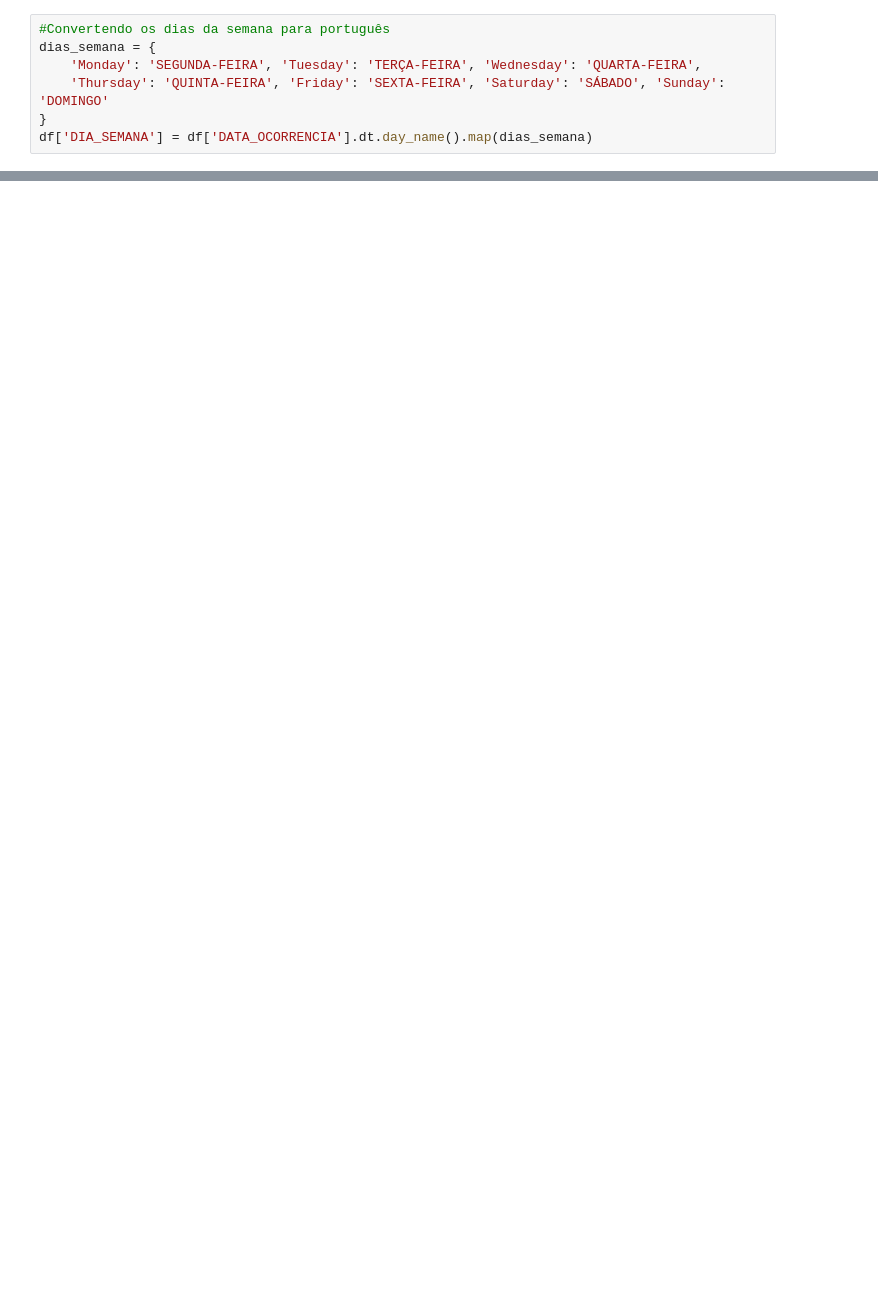
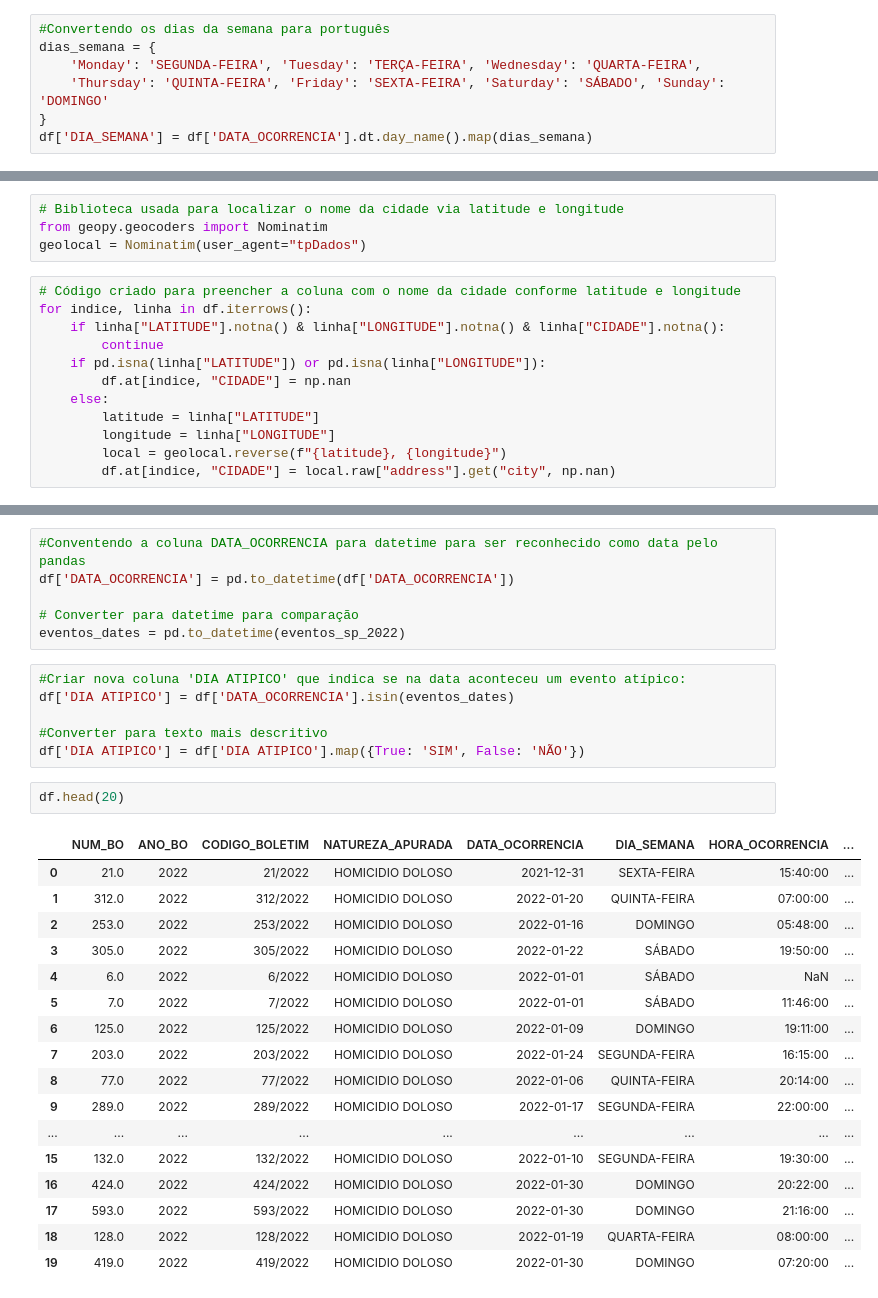
Before and after one commit to Matheuskpds/Ciencia-de-Dados-Projeto-TP, a Jupyter notebook: main.ipynb, the cells around one changed output, grey strips where cells are left out. Cells and saved outputs as stored; diff of their text form; blank space fills up the shorter version.

Commit message:
task: Feita a coluna que identifica se o dia do ocorrido tinha lagum evento ou se era apenas um dia comum

```diff
--- a/main.ipynb
+++ b/main.ipynb
@@ -62,0 +97,16 @@ df.head()
+# %%
+# Biblioteca usada para localizar o nome da cidade via latitude e longitude
+from geopy.geocoders import Nominatim
+geolocal = Nominatim(user_agent="tpDados")
+# %%
+# Código criado para preencher a coluna com o nome da cidade conforme latitude e longitude
+for indice, linha in df.iterrows():
+    if linha["LATITUDE"].notna() & linha["LONGITUDE"].notna() & linha["CIDADE"].notna():
+        continue
+    if pd.isna(linha["LATITUDE"]) or pd.isna(linha["LONGITUDE"]):
+        df.at[indice, "CIDADE"] = np.nan
+    else:
+        latitude = linha["LATITUDE"]
+        longitude = linha["LONGITUDE"]
+        local = geolocal.reverse(f"{latitude}, {longitude}")
+        df.at[indice, "CIDADE"] = local.raw["address"].get("city", np.nan)
@@ -62,0 +187,32 @@ df.head()
+# %%
+#Conventendo a coluna DATA_OCORRENCIA para datetime para ser reconhecido como data pelo pandas
+df['DATA_OCORRENCIA'] = pd.to_datetime(df['DATA_OCORRENCIA'])
+
+# Converter para datetime para comparação
+eventos_dates = pd.to_datetime(eventos_sp_2022)
+# %%
+#Criar nova coluna 'DIA ATIPICO' que indica se na data aconteceu um evento atípico:
+df['DIA ATIPICO'] = df['DATA_OCORRENCIA'].isin(eventos_dates)
+
+#Converter para texto mais descritivo
+df['DIA ATIPICO'] = df['DIA ATIPICO'].map({True: 'SIM', False: 'NÃO'})
+# %%
+df.head(20)
+# %% [output]
+|  | NUM_BO | ANO_BO | CODIGO_BOLETIM | NATUREZA_APURADA | DATA_OCORRENCIA | DIA_SEMANA | HORA_OCORRENCIA | ... |
+| 0 | 21.0 | 2022 | 21/2022 | HOMICIDIO DOLOSO | 2021-12-31 | SEXTA-FEIRA | 15:40:00 | ... |
+| 1 | 312.0 | 2022 | 312/2022 | HOMICIDIO DOLOSO | 2022-01-20 | QUINTA-FEIRA | 07:00:00 | ... |
+| 2 | 253.0 | 2022 | 253/2022 | HOMICIDIO DOLOSO | 2022-01-16 | DOMINGO | 05:48:00 | ... |
+| 3 | 305.0 | 2022 | 305/2022 | HOMICIDIO DOLOSO | 2022-01-22 | SÁBADO | 19:50:00 | ... |
+| 4 | 6.0 | 2022 | 6/2022 | HOMICIDIO DOLOSO | 2022-01-01 | SÁBADO | NaN | ... |
+| 5 | 7.0 | 2022 | 7/2022 | HOMICIDIO DOLOSO | 2022-01-01 | SÁBADO | 11:46:00 | ... |
+| 6 | 125.0 | 2022 | 125/2022 | HOMICIDIO DOLOSO | 2022-01-09 | DOMINGO | 19:11:00 | ... |
+| 7 | 203.0 | 2022 | 203/2022 | HOMICIDIO DOLOSO | 2022-01-24 | SEGUNDA-FEIRA | 16:15:00 | ... |
+| 8 | 77.0 | 2022 | 77/2022 | HOMICIDIO DOLOSO | 2022-01-06 | QUINTA-FEIRA | 20:14:00 | ... |
+| 9 | 289.0 | 2022 | 289/2022 | HOMICIDIO DOLOSO | 2022-01-17 | SEGUNDA-FEIRA | 22:00:00 | ... |
+| ... | ... | ... | ... | ... | ... | ... | ... | ... |
+| 15 | 132.0 | 2022 | 132/2022 | HOMICIDIO DOLOSO | 2022-01-10 | SEGUNDA-FEIRA | 19:30:00 | ... |
+| 16 | 424.0 | 2022 | 424/2022 | HOMICIDIO DOLOSO | 2022-01-30 | DOMINGO | 20:22:00 | ... |
+| 17 | 593.0 | 2022 | 593/2022 | HOMICIDIO DOLOSO | 2022-01-30 | DOMINGO | 21:16:00 | ... |
+| 18 | 128.0 | 2022 | 128/2022 | HOMICIDIO DOLOSO | 2022-01-19 | QUARTA-FEIRA | 08:00:00 | ... |
+| 19 | 419.0 | 2022 | 419/2022 | HOMICIDIO DOLOSO | 2022-01-30 | DOMINGO | 07:20:00 | ... |
```
Also changed, not shown: parts of 19 cells of this notebook.
